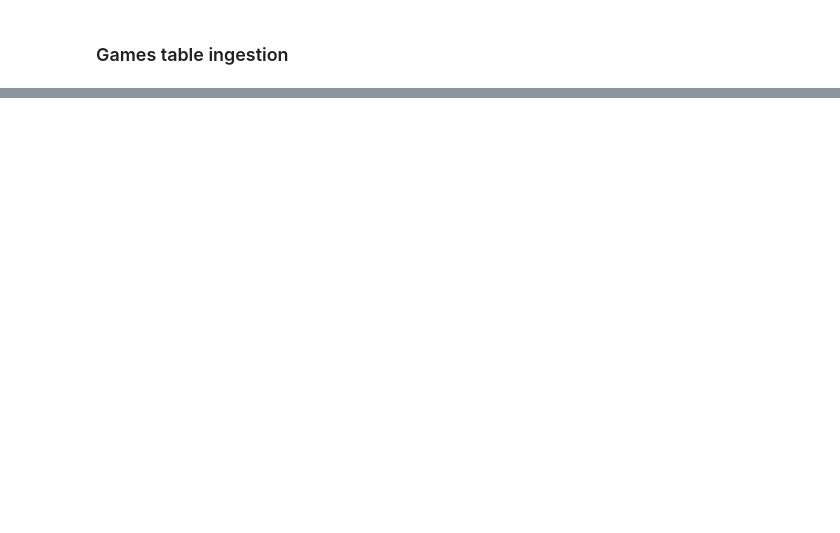
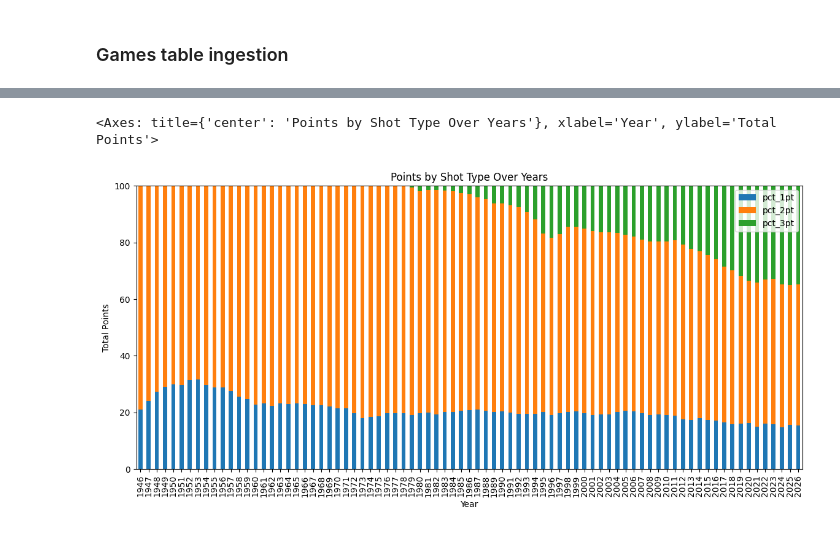
Before and after one commit to Mark-Rozenberg/Nba, a Jupyter notebook: Ingestion.ipynb, the cells around one changed output, grey strips where cells are left out. Cells and saved outputs as stored; diff of their text form; code cells hidden in the pictures; blank space fills up the shorter version.

```diff
--- a/Ingestion.ipynb
+++ b/Ingestion.ipynb
@@ -7,9 +7,11 @@ import subprocess
 import kagglehub
 import pyarrow.parquet as pq
 import fastparquet
+import duckdb
 
-# Connect to the SQLite database
-conn = sqlite3.connect('Data/nba.db')
+# Connect to the DuckDB database
+conn = duckdb.connect("Data/nba.duckdb")
 
 # NBA dataset from Kaggle
-nba_path = "https://www.kaggle.com/datasets/eoinamoore/historical-nba-data-and-player-box-scores/data"
+# nba_path = "https://www.kaggle.com/datasets/eoinamoore/historical-nba-data-and-player-box-scores/data"
+# dataset_path = kagglehub.dataset_download("eoinamoore/historical-nba-data-and-player-box-scores")
@@ -171,0 +316,32 @@ conn.close()
+# %%
+test5 = pd.read_sql_query('''
+with part1 as(
+select
+    year(gameDateTimeEst) as GameYear,
+    sum(points) as total_points,
+    SUM(freeThrowsMade) AS points_1pt,
+    SUM(fieldGoalsMade - threePointersMade) * 2 AS points_2pt,
+    SUM(threePointersMade) * 3 AS points_3pt
+from PlayerStat
+where gameDateTimeEst is not null
+group by GameYear
+order by GameYear
+)
+select *,
+points_1pt / nullif(total_points, 0) * 100 as pct_1pt,
+points_2pt / nullif(total_points, 0) * 100 as pct_2pt,
+points_3pt / nullif(total_points, 0) * 100 as pct_3pt
+from part1
+''', conn)
+# %%
+test5.set_index("GameYear")[["pct_1pt", "pct_2pt", "pct_3pt"]].plot(
+    kind="bar",
+    stacked=True,
+    figsize=(14, 6),
+    title="Points by Shot Type Over Years",
+    xlabel="Year",
+    ylabel="Total Points"
+)
+# %% [output]
+<Axes: title={'center': 'Points by Shot Type Over Years'}, xlabel='Year', ylabel='Total Points'>
+[figure, added]
```
Also changed, not shown: parts of 29 cells of this notebook, 2 other files.
